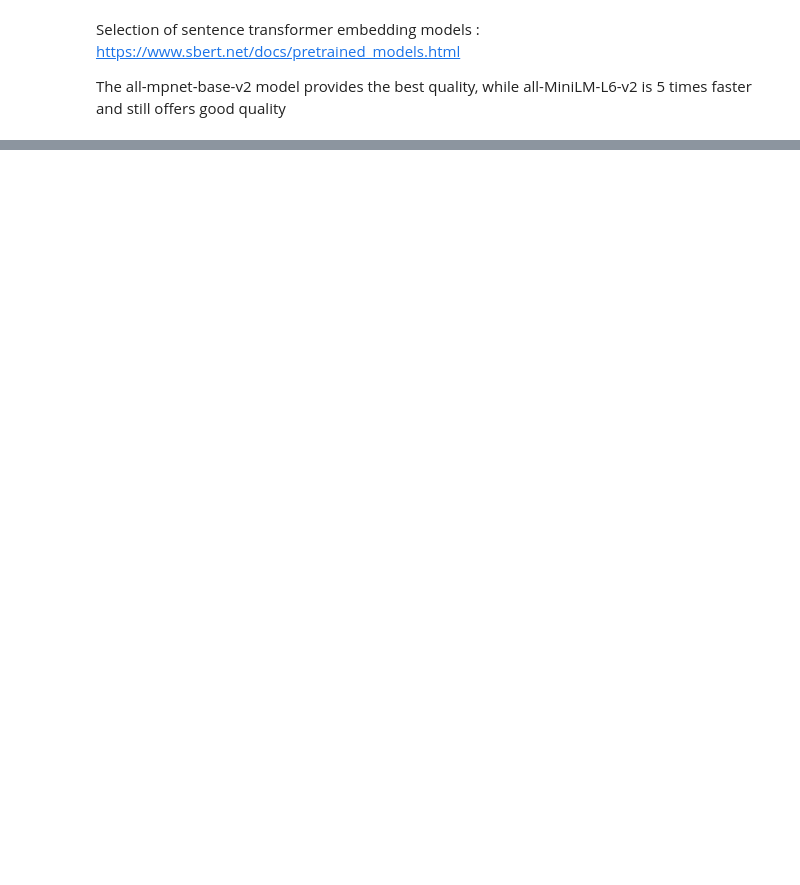
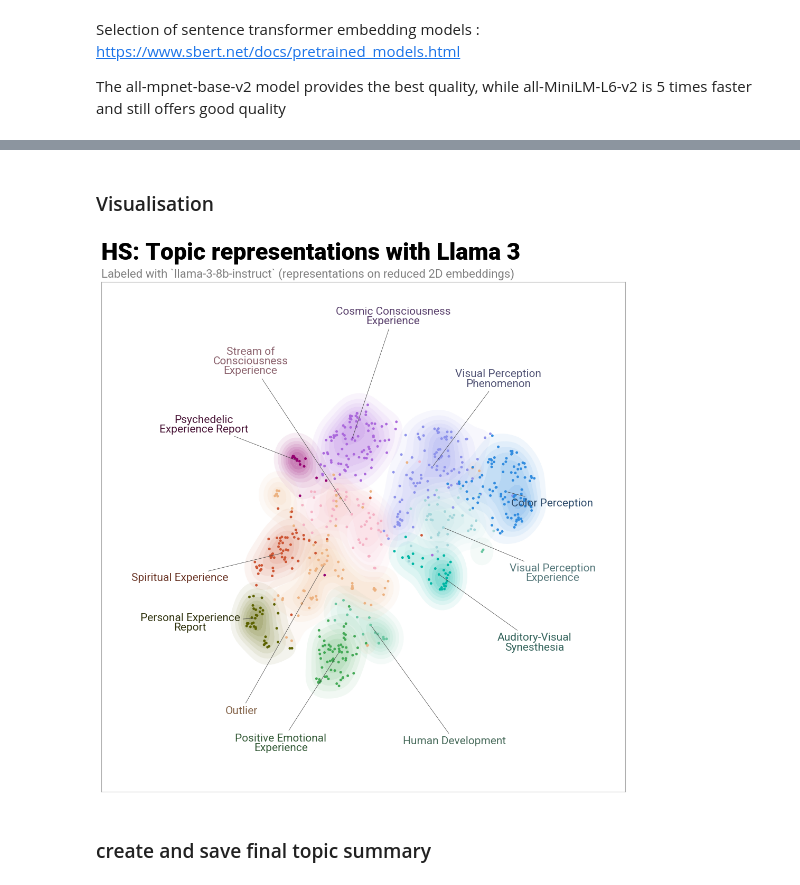
Before and after one commit to romybeaute/MOSAIC, a Jupyter notebook: scripts/dreamachine.ipynb, the cells around one changed output, grey strips where cells are left out. Drawn from its saved outputs; the diff is of its cells as text; code cells hidden in the pictures; blank space fills up the shorter version.

```diff
--- a/scripts/dreamachine.ipynb
+++ b/scripts/dreamachine.ipynb
@@ -463,0 +288,18 @@ Summary DataFrame:
+# %%
+llm_labels_raw = [label[0][0] for label in topic_model.get_topics(full=True)["LLM"].values()]
+llm_labels = [re.sub(r'\s+', ' ', label.split("\n")[0].replace('"', '')).strip() for label in llm_labels_raw]
+#llm_labels = [label[0][0].replace('\nThe topic is labeled as:','').replace('\n', '').replace('Label:', '').replace('"', '') for label in topic_model.get_topics(full=True)["LLM"].values()]
+# llm_labels = [re.sub(r'\W+', ' ', label[0][0].split("\n")[0].replace('"', '')) for label in topic_model.get_topics(full=True)["LLM"].values()]
+
+llm_labels = [label if label else "Unlabelled" for label in llm_labels]
+
+all_labels = [llm_labels[topic + topic_model._outliers] if topic != -1 else "Outlier" for topic in topics] #create mapping for all sentences
+len(all_labels) #should be the same as the sentences
+
+#set topic labels for visu
+unique_topics = sorted(set(topics))
+topic_labels = {topic_id: llm_labels[i] for i, topic_id in enumerate(unique_topics) if topic_id != -1}
+topic_model.set_topic_labels(topic_labels)
+
+print("\nGenerated Topic Labels:")
+topic_labels
@@ -463,0 +319,33 @@ Summary DataFrame:
+# %% [markdown]
+### Visualisation
+# %%
+# Basic visu (to compare with visu before LLM labelling)
+display(topic_model.visualize_documents(df_reports, title=f"Documents and Topics for {condition} (Llama 3)",
+hide_annotations=True, hide_document_hover=False, custom_labels=True))
+
+
+# Datammaplot visu
+reduced_embeddings = UMAP(
+    n_neighbors=int(chosen_params['n_neighbors']),
+    n_components=2, #reduced embedding to 2D for visualization
+    min_dist=float(chosen_params['min_dist']),
+    metric='cosine',
+    random_state=random_seed
+).fit_transform(embeddings)
+
+datamapplot.create_plot(
+   reduced_embeddings,
+   all_labels,
+   label_font_size=15,
+   title=f"{condition}: Topic representations with Llama 3",
+   sub_title="Labeled with `llama-3-8b-instruct` (representations on reduced 2D embeddings)",
+   label_wrap_width=20,
+   use_medoids=True
+)
+
+# hierarchical visu
+display(topic_model.visualize_hierarchy(custom_labels=True))
+# %% [output]
+[figure, added]
+# %% [markdown]
+### create and save final topic summary
```
Also changed, not shown: parts of 45 cells of this notebook.
